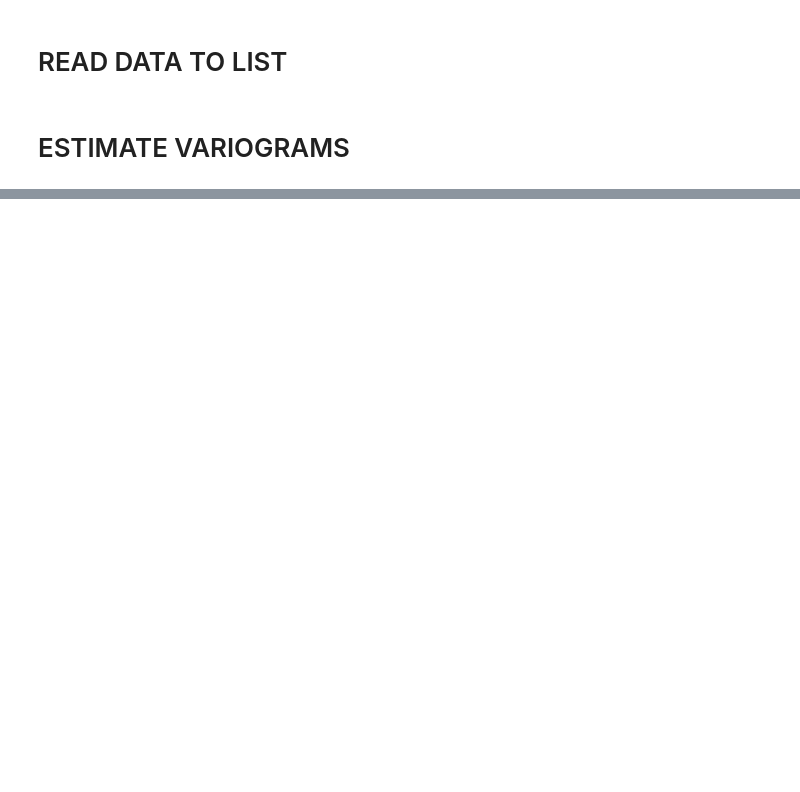
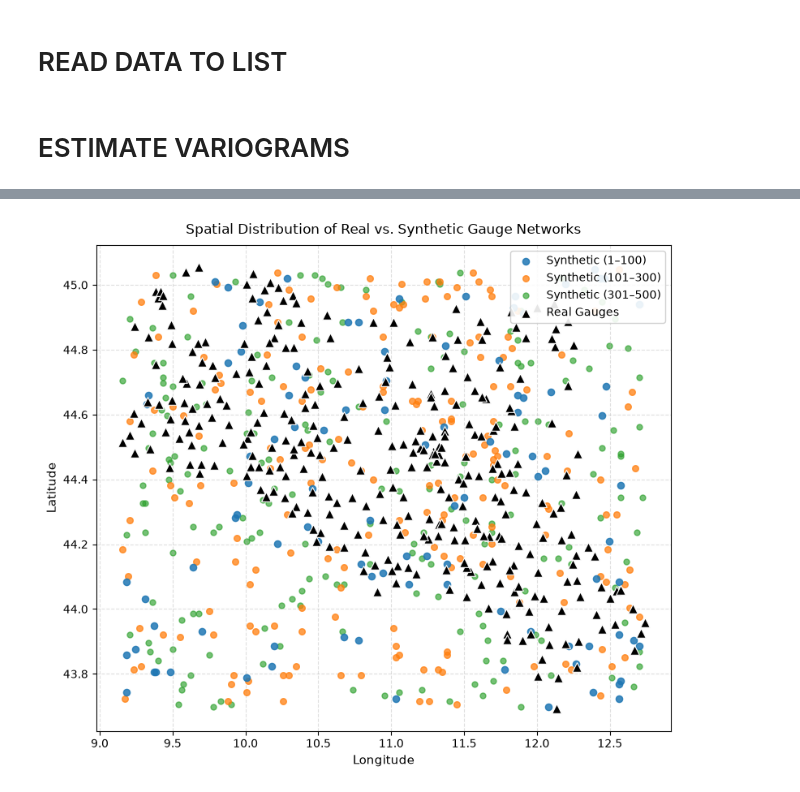
Before and after one commit to eoydvin/radar_adjustment_intercomparison, a Jupyter notebook: 7_variogram_study.ipynb, the cells around one changed output, grey strips where cells are left out. Cells and saved outputs as stored; diff of their text form; code cells hidden in the pictures; blank space fills up the shorter version.

```diff
--- a/7_variogram_study.ipynb
+++ b/7_variogram_study.ipynb
@@ -469,0 +749,71 @@ fig.savefig('./figures/variogram_analysis.png', dpi=600, bbox_inches='tight')
+# %%
+import matplotlib.pyplot as plt
+
+# 1. Access real gauge dataset from OpenRainER (iterate[1][2])
+real_gauges = iterate[1][2]
+
+plt.figure(figsize=(8, 7))
+
+# 2. Plot synthetic gauge subsets in incremental tiers so points do not overlap
+# Tier 1: First 100 synthetic gauges
+plt.scatter(
+    ds_synth_500.lon.values[:100],
+    ds_synth_500.lat.values[:100],
+    color="tab:blue",
+    marker="o",
+    s=35,
+    alpha=0.85,
+    zorder=3,
+    label="Synthetic (1–100)",
+)
+
+# Tier 2: Gauges 101 to 300
+plt.scatter(
+    ds_synth_500.lon.values[100:300],
+    ds_synth_500.lat.values[100:300],
+    color="tab:orange",
+    marker="o",
+    s=30,
+    alpha=0.75,
+    zorder=2,
+    label="Synthetic (101–300)",
+)
+
+# Tier 3: Gauges 301 to 500
+plt.scatter(
+    ds_synth_500.lon.values[300:500],
+    ds_synth_500.lat.values[300:500],
+    color="tab:green",
+    marker="o",
+    s=25,
+    alpha=0.65,
+    zorder=1,
+    label="Synthetic (301–500)",
+)
+
+# 3. Plot Real Gauges
+plt.scatter(
+    real_gauges.lon.values,
+    real_gauges.lat.values,
+    color="black",
+    marker="^",
+    s=70,
+    edgecolor="white",
+    linewidth=0.8,
+    zorder=4,
+    label="Real Gauges",
+)
+
+plt.xlabel("Longitude", fontsize=11)
+plt.ylabel("Latitude", fontsize=11)
+plt.title(
+    "Spatial Distribution of Real vs. Synthetic Gauge Networks",
+    fontsize=12,
+    pad=10,
+)
+plt.legend(loc="upper right", frameon=True, facecolor="white", framealpha=0.9)
+plt.grid(True, linestyle="--", alpha=0.4)
+plt.tight_layout()
+plt.show()
+# %% [output]
+[figure, added]
```
Also changed, not shown: parts of 7 cells of this notebook, 9 other files.
